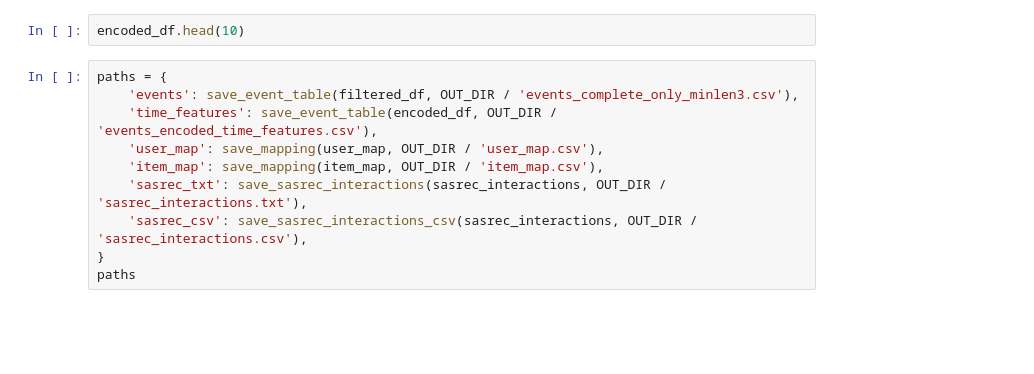
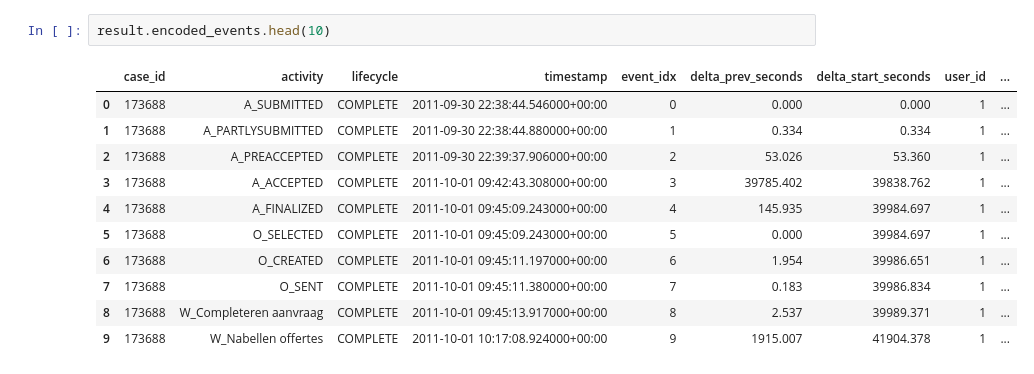
Before and after one commit to hwbuzz/time-aware-behavior-prediction, a Jupyter notebook: notebooks/local_test_completeOnly.ipynb, the cells around one changed output. Saved outputs shown, nothing was run; the diff lists cells and outputs as text; blank space fills up the shorter version.

```diff
--- a/notebooks/local_test_completeOnly.ipynb
+++ b/notebooks/local_test_completeOnly.ipynb
@@ -53,12 +198,14 @@ case_length_distribution(sample_df).head(10)
 # %%
-encoded_df.head(10)
+result.encoded_events.head(10)
+# %% [output]
+|  | case_id | activity | lifecycle | timestamp | event_idx | delta_prev_seconds | delta_start_seconds | user_id | ... |
+| 0 | 173688 | A_SUBMITTED | COMPLETE | 2011-09-30 22:38:44.546000+00:00 | 0 | 0.000 | 0.000 | 1 | ... |
+| 1 | 173688 | A_PARTLYSUBMITTED | COMPLETE | 2011-09-30 22:38:44.880000+00:00 | 1 | 0.334 | 0.334 | 1 | ... |
+| 2 | 173688 | A_PREACCEPTED | COMPLETE | 2011-09-30 22:39:37.906000+00:00 | 2 | 53.026 | 53.360 | 1 | ... |
+| 3 | 173688 | A_ACCEPTED | COMPLETE | 2011-10-01 09:42:43.308000+00:00 | 3 | 39785.402 | 39838.762 | 1 | ... |
+| 4 | 173688 | A_FINALIZED | COMPLETE | 2011-10-01 09:45:09.243000+00:00 | 4 | 145.935 | 39984.697 | 1 | ... |
+| 5 | 173688 | O_SELECTED | COMPLETE | 2011-10-01 09:45:09.243000+00:00 | 5 | 0.000 | 39984.697 | 1 | ... |
+| 6 | 173688 | O_CREATED | COMPLETE | 2011-10-01 09:45:11.197000+00:00 | 6 | 1.954 | 39986.651 | 1 | ... |
+| 7 | 173688 | O_SENT | COMPLETE | 2011-10-01 09:45:11.380000+00:00 | 7 | 0.183 | 39986.834 | 1 | ... |
+| 8 | 173688 | W_Completeren aanvraag | COMPLETE | 2011-10-01 09:45:13.917000+00:00 | 8 | 2.537 | 39989.371 | 1 | ... |
+| 9 | 173688 | W_Nabellen offertes | COMPLETE | 2011-10-01 10:17:08.924000+00:00 | 9 | 1915.007 | 41904.378 | 1 | ... |
-# %%
-paths = {
-    'events': save_event_table(filtered_df, OUT_DIR / 'events_complete_only_minlen3.csv'),
-    'time_features': save_event_table(encoded_df, OUT_DIR / 'events_encoded_time_features.csv'),
-    'user_map': save_mapping(user_map, OUT_DIR / 'user_map.csv'),
-    'item_map': save_mapping(item_map, OUT_DIR / 'item_map.csv'),
-    'sasrec_txt': save_sasrec_interactions(sasrec_interactions, OUT_DIR / 'sasrec_interactions.txt'),
-    'sasrec_csv': save_sasrec_interactions_csv(sasrec_interactions, OUT_DIR / 'sasrec_interactions.csv'),
-}
-paths
```
Also changed, not shown: parts of 19 cells of this notebook, 3 other files.
